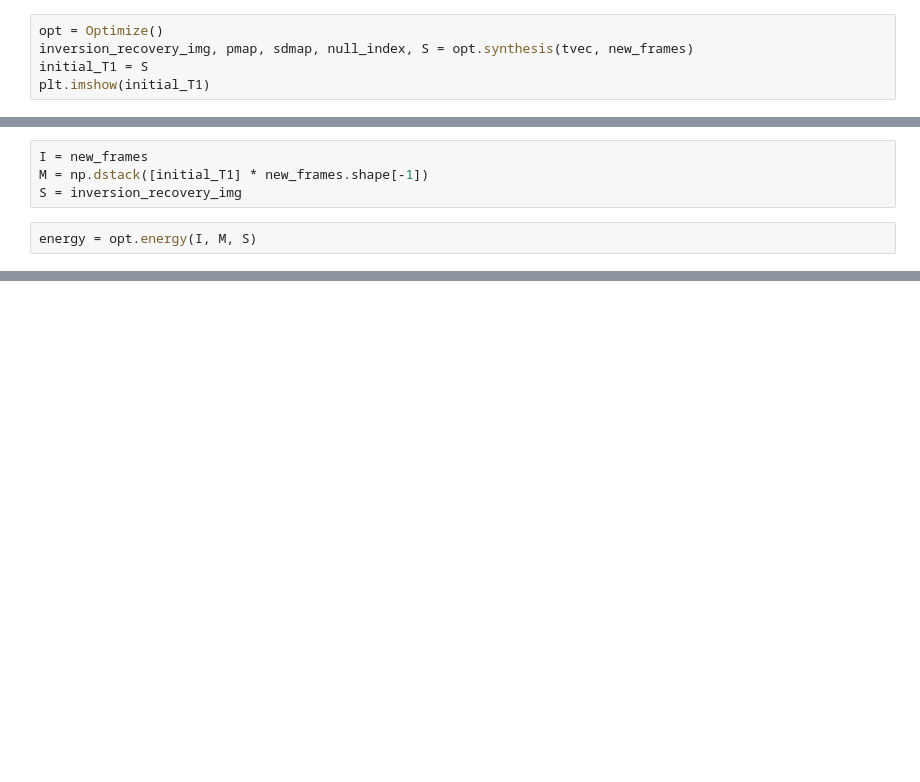
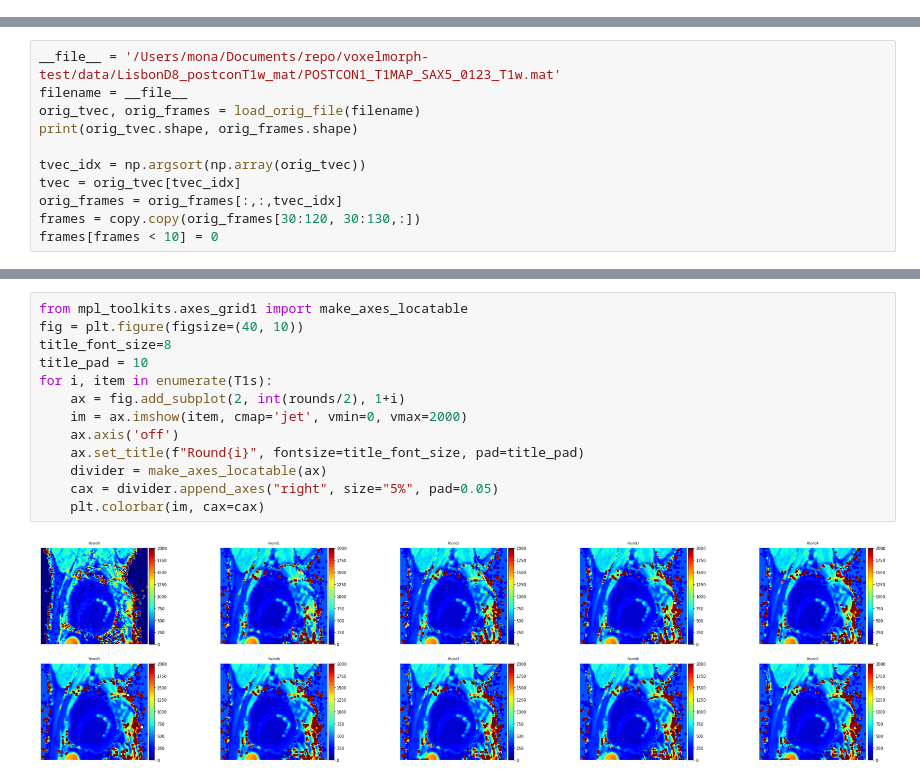
Before and after one commit to lixinqi98/MOLLI-T1mapping, a Jupyter notebook: T1map/main_optimize.ipynb, the cells around one changed output, grey strips where cells are left out. Drawn from its saved outputs; the diff is of its cells as text; blank space fills up the shorter version.

```diff
--- a/T1map/main_optimize.ipynb
+++ b/T1map/main_optimize.ipynb
@@ -31,5 +10,0 @@ print(new_frames.shape)
-# %%
-opt = Optimize()
-inversion_recovery_img, pmap, sdmap, null_index, S = opt.synthesis(tvec, new_frames)
-initial_T1 = S
-plt.imshow(initial_T1)
@@ -44,6 +10,0 @@ inversion_recovery_img.shape
-# %%
-I = new_frames
-M = np.dstack([initial_T1] * new_frames.shape[-1])
-S = inversion_recovery_img
-# %%
-energy = opt.energy(I, M, S)
@@ -69,0 +94,11 @@ array([[[0.00000000e+00, 0.00000000e+00, 0.00000000e+00, ...,
+# %%
+__file__ = '/Users/mona/Documents/repo/voxelmorph-test/data/LisbonD8_postconT1w_mat/POSTCON1_T1MAP_SAX5_0123_T1w.mat'
+filename = __file__
+orig_tvec, orig_frames = load_orig_file(filename)
+print(orig_tvec.shape, orig_frames.shape)
+
+tvec_idx = np.argsort(np.array(orig_tvec))
+tvec = orig_tvec[tvec_idx]
+orig_frames = orig_frames[:,:,tvec_idx]
+frames = copy.copy(orig_frames[30:120, 30:130,:])
+frames[frames < 10] = 0
@@ -69,0 +158,15 @@ array([[[0.00000000e+00, 0.00000000e+00, 0.00000000e+00, ...,
+# %%
+from mpl_toolkits.axes_grid1 import make_axes_locatable
+fig = plt.figure(figsize=(40, 10))
+title_font_size=8
+title_pad = 10
+for i, item in enumerate(T1s):
+    ax = fig.add_subplot(2, int(rounds/2), 1+i)
+    im = ax.imshow(item, cmap='jet', vmin=0, vmax=2000)
+    ax.axis('off')
+    ax.set_title(f"Round{i}", fontsize=title_font_size, pad=title_pad)
+    divider = make_axes_locatable(ax)
+    cax = divider.append_axes("right", size="5%", pad=0.05)
+    plt.colorbar(im, cax=cax)
+# %% [output]
+[figure, added]
```
Also changed, not shown: parts of 12 cells of this notebook, 5 other files.
